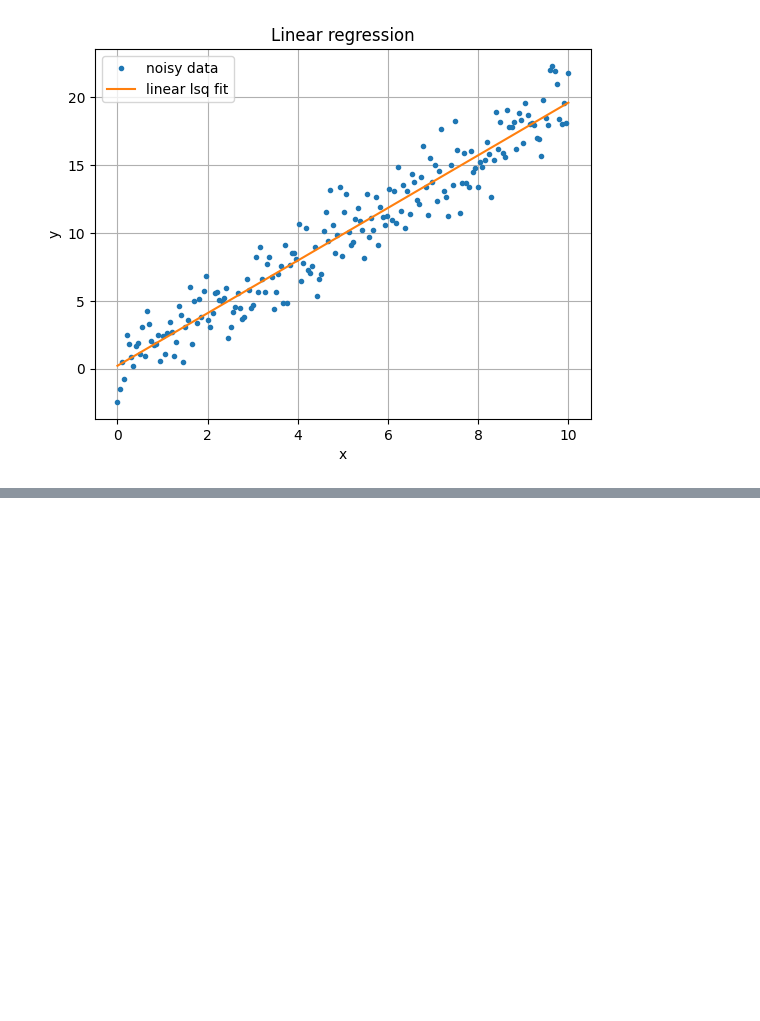
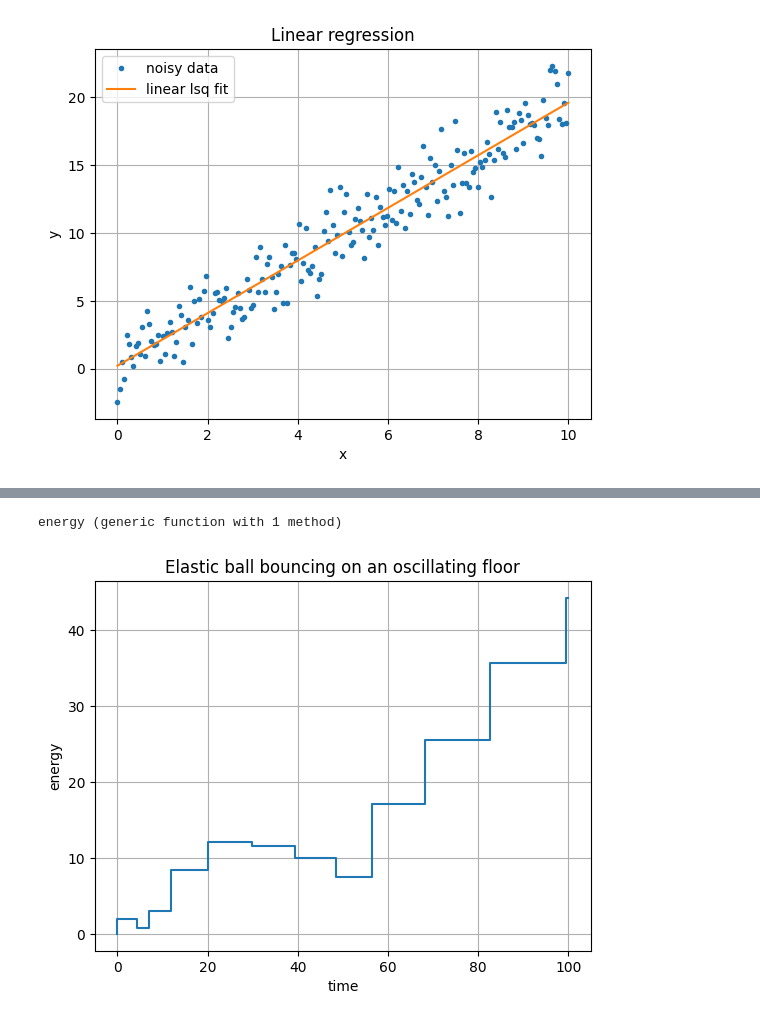
Before and after one commit to PHYS-2200-Computational-Physics-Course/phys2200-lectures-tec22001, a Jupyter notebook: Lecture15,16/werk15.ipynb, the cells around one changed output, grey strips where cells are left out. Drawn from its saved outputs; the diff is of its cells as text; code cells hidden in the pictures; blank space fills up the shorter version.

```diff
--- a/Lecture15,16/werk15.ipynb
+++ b/Lecture15,16/werk15.ipynb
@@ -44,0 +101,18 @@ legend();
+# %%
+
+function energy(sol, G)
+    G * sol[1, :] .+ 0.5 .* (sol[2, :]) .^ 2
+end
+# %% [output]
+energy (generic function with 1 method)
+# %%
+en = energy(sol, G);
+# %%
+
+plot(sol.t, en)
+grid(true)
+xlabel("time")
+ylabel("energy")
+title("Elastic ball bouncing on an oscillating floor");
+# %% [output]
+[figure, added]
```
Also changed, not shown: parts of 10 cells of this notebook.
